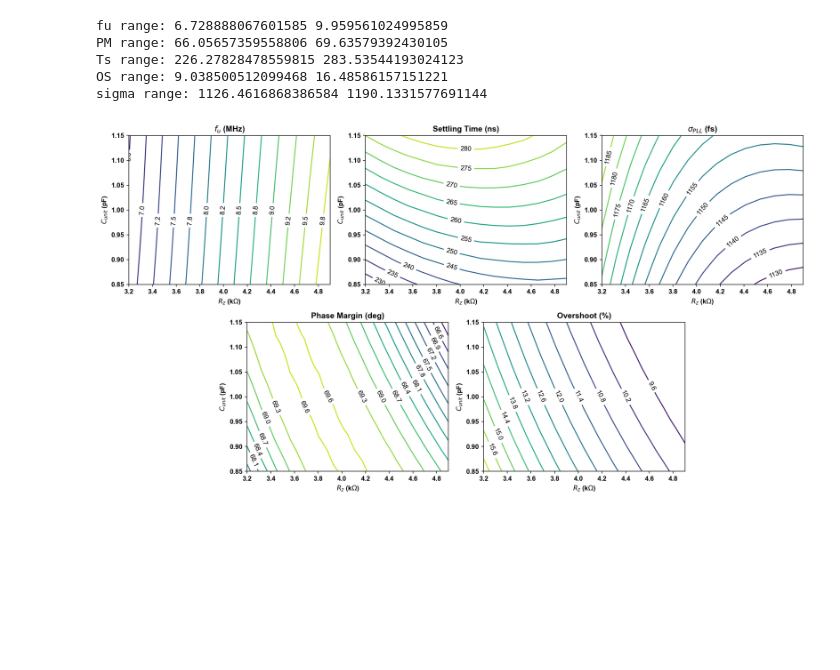
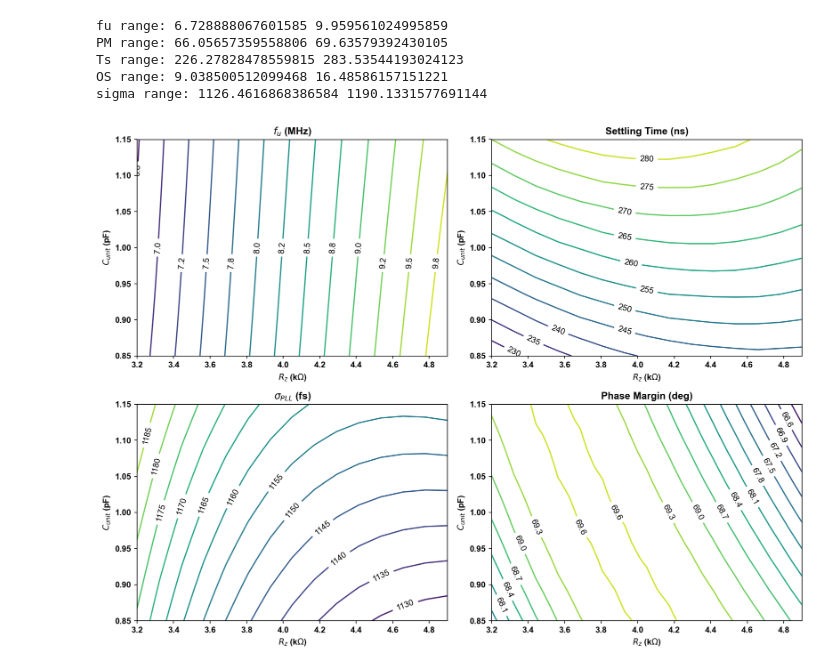
Before and after one commit to Torr250/serdes-modeling, a Jupyter notebook: pll/LPF_RC_Sweep.ipynb, the cells around one changed output. Drawn from its saved outputs; the diff is of its cells as text; code cells hidden in the pictures; blank space fills up the shorter version.

Commit message:
New plots for pll

```diff
--- a/pll/LPF_RC_Sweep.ipynb
+++ b/pll/LPF_RC_Sweep.ipynb
@@ -73,7 +73,7 @@ def build_and_eval(Rz, Cunit):
     total_lin = (10**((refclk_pn+NTF_in)/10) + 10**((cp_pn+NTF_cp)/10) +
                  10**((Rz_pn+NTF_Rz)/10) + 10**((vco_pn+NTF_vco)/10))
     total_db = 10*np.log10(total_lin)
-    mask = (fin2 >= 1e4) & (fin2 <= 1e9)
+    mask = (fin2 >= 10e3) & (fin2 <= 1e9)
     area = np.trapezoid(10**(total_db[mask]/10), fin2[mask])
     sigma = np.sqrt(2*area)/(2*np.pi*f0)
 
@@ -112,33 +112,30 @@ sigma range: 1126.4616868386584 1190.1331577691144
 # %%
 plt.rcParams['font.family'] = 'sans-serif'
 plt.rcParams['font.sans-serif'] = ['Arial']
 
 Rz_k = Rz_range/1e3
 Cunit_p = Cunit_range*1e12
 
-mosaic = """
-AABBCC
-.DDEE.
-"""
-fig, axd = plt.subplot_mosaic(mosaic, figsize=(15, 8), dpi=150)
+fig, axes = plt.subplots(2, 2, figsize=(12, 9), dpi=150)
+
 
 def plot_panel(ax, Z, title, fmt='%.1f'):
     CS = ax.contour(Rz_k, Cunit_p, Z, levels=12, cmap='viridis')
     ax.clabel(CS, fmt=fmt, inline=True, fontsize=10, colors='black')
     ax.set_xlabel('$R_z$ (k$\\Omega$)', fontweight='bold')
     ax.set_ylabel('$C_{unit}$ (pF)', fontweight='bold')
     ax.set_title(title, fontweight='bold')
     for label in ax.get_xticklabels() + ax.get_yticklabels():
         label.set_fontweight('bold')
 
-plot_panel(axd['A'], FU, '$f_u$ (MHz)', fmt='%.1f')
-plot_panel(axd['B'], TS, 'Settling Time (ns)', fmt='%d')
-plot_panel(axd['C'], SIG, '$\\sigma_{PLL}$ (fs)', fmt='%d')
-plot_panel(axd['D'], PM_, 'Phase Margin (deg)', fmt='%.1f')
-plot_panel(axd['E'], OS, 'Overshoot (%)', fmt='%.1f')
+
+plot_panel(axes[0, 0], FU, '$f_u$ (MHz)', fmt='%.1f')
+plot_panel(axes[0, 1], TS, 'Settling Time (ns)', fmt='%d')
+plot_panel(axes[1, 0], SIG, '$\\sigma_{PLL}$ (fs)', fmt='%d')
+plot_panel(axes[1, 1], PM_, 'Phase Margin (deg)', fmt='%.1f')
 
 plt.tight_layout()
 plt.savefig('LPF_RC_Sweep.pdf', dpi=300)
 plt.show()
 # %% [output]
-[figure, old version]
+[figure, new version]
```
Also changed, not shown: parts of 1 cell of this notebook, 25 other files.
